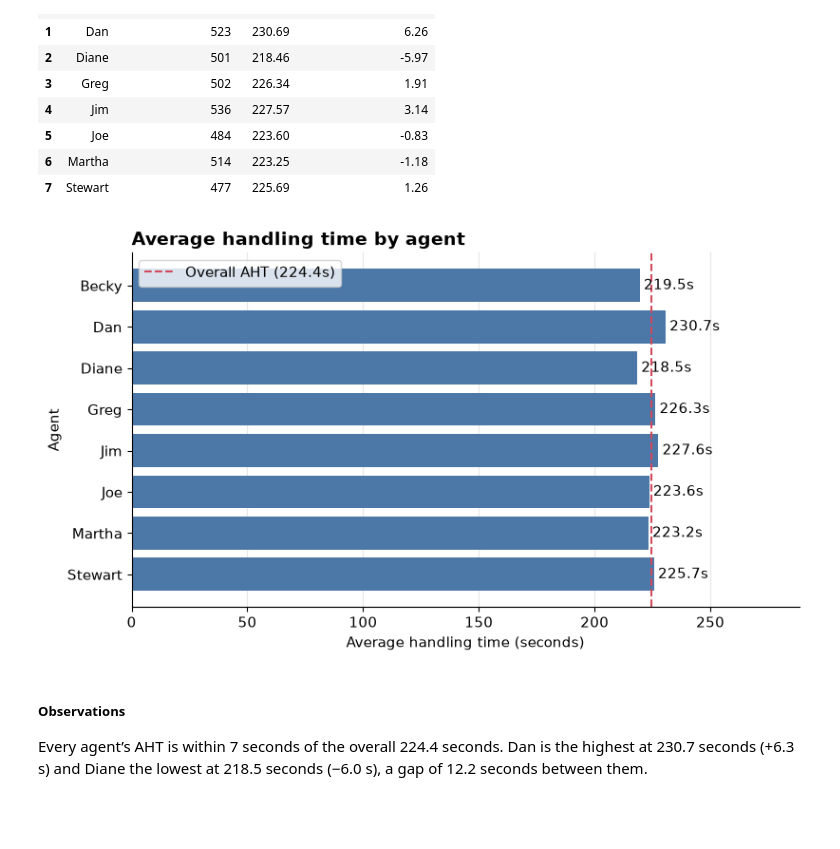
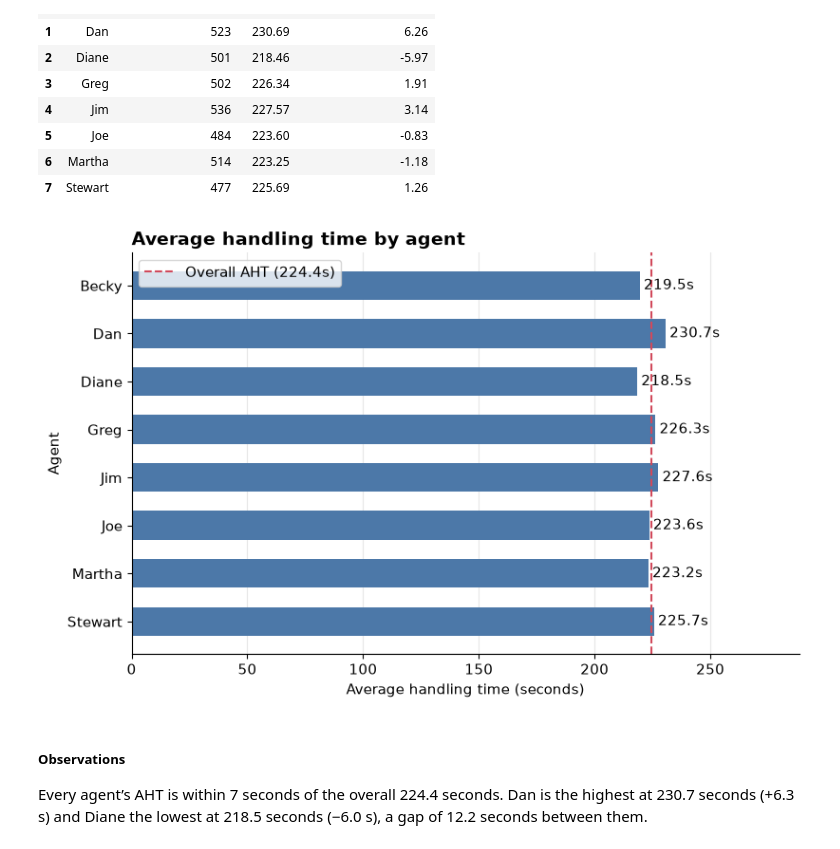
Before and after one commit to Ashish-Krishna-K/call-center-staffing-analytics, a Jupyter notebook: notebooks/03_kpi_analysis.ipynb, the cells around one changed output. Cells and saved outputs as stored; diff of their text form; code cells hidden in the pictures; blank space fills up the shorter version.

```diff
--- a/notebooks/03_kpi_analysis.ipynb
+++ b/notebooks/03_kpi_analysis.ipynb
@@ -683,34 +683,35 @@ Overall AHT: 224.4 s
 | 6 | Martha | 514 | 223.25 | -1.18 |
 | 7 | Stewart | 477 | 225.69 | 1.26 |
 # %%
-fig, ax = plt.subplots(figsize=(8, 4.5), layout="constrained")
+fig, ax = plt.subplots(figsize=(8, 5), layout="constrained")
 bars = ax.barh(
     y=df["agent"],
     width=df["aht_sec"],
     color=BAR_COLOR_BLUE,
+    height=0.6
 )
 ax.invert_yaxis()
 labels = [f"{v:.1f}s" for v in df["aht_sec"]]
 ax.bar_label(bars, labels=labels, padding=3)
 ax.axvline(
     overall_mean,
     color=REF_LINE_RED,
     linestyle="--",
     linewidth=1.5,
     label=f"Overall AHT ({overall_mean:.1f}s)",
 )
 ax.set_xlim(0, df["aht_sec"].max() * 1.25)
 ax.set_title("Average handling time by agent")
 ax.set_ylabel("Agent")
 ax.set_xlabel("Average handling time (seconds)")
 ax.legend()
 ax.grid(axis="x", alpha=0.3)
 
 chart_name = filename.replace(".sql", ".png", 1).replace("kpi_", "")
 fig.savefig(charts_dir / chart_name, dpi=200, bbox_inches="tight")
 plt.show()
 # %% [output]
-[figure, old version]
+[figure, new version]
 # %% [markdown]
 ##### Observations
 
```
Also changed, not shown: parts of 16 cells of this notebook.
